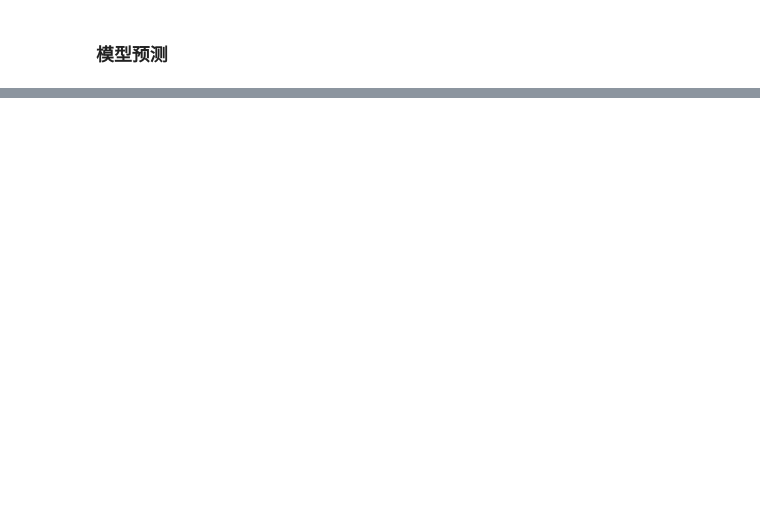
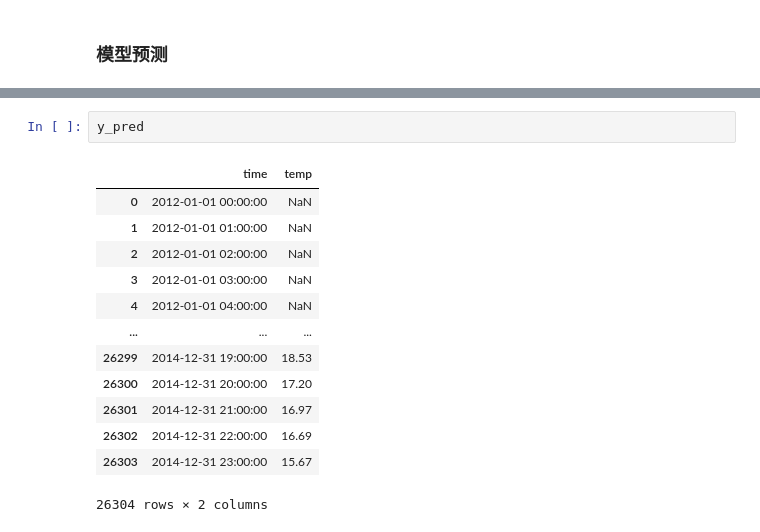
Before and after one commit to caoyuyu2021/src, a Jupyter notebook: 01.python/05.practice/02.time_series/src/02.时间序列预测.ipynb, the cells around one changed output, grey strips where cells are left out. Drawn from its saved outputs; the diff is of its cells as text; blank space fills up the shorter version.

```diff
--- a/01.python/05.practice/02.time_series/src/02.时间序列预测.ipynb
+++ b/01.python/05.practice/02.time_series/src/02.时间序列预测.ipynb
@@ -408,0 +528,16 @@ def predict(data, seq_len, scaler_path):
+# %%
+y_pred
+# %% [output]
+|  | time | temp |
+| 0 | 2012-01-01 00:00:00 | NaN |
+| 1 | 2012-01-01 01:00:00 | NaN |
+| 2 | 2012-01-01 02:00:00 | NaN |
+| 3 | 2012-01-01 03:00:00 | NaN |
+| 4 | 2012-01-01 04:00:00 | NaN |
+| ... | ... | ... |
+| 26299 | 2014-12-31 19:00:00 | 18.53 |
+| 26300 | 2014-12-31 20:00:00 | 17.20 |
+| 26301 | 2014-12-31 21:00:00 | 16.97 |
+| 26302 | 2014-12-31 22:00:00 | 16.69 |
+| 26303 | 2014-12-31 23:00:00 | 15.67 |
+26304 rows × 2 columns
```
Also changed, not shown: parts of 13 cells of this notebook, 6 other files.
